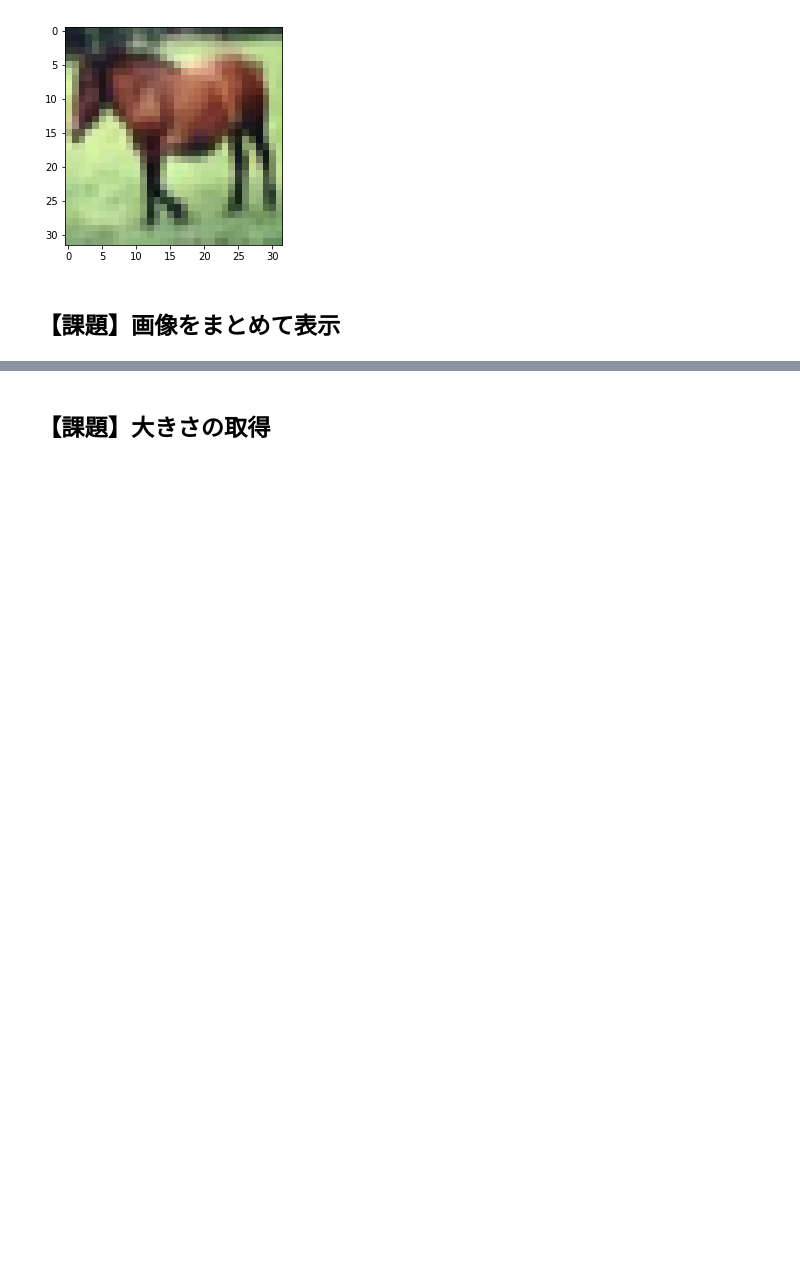
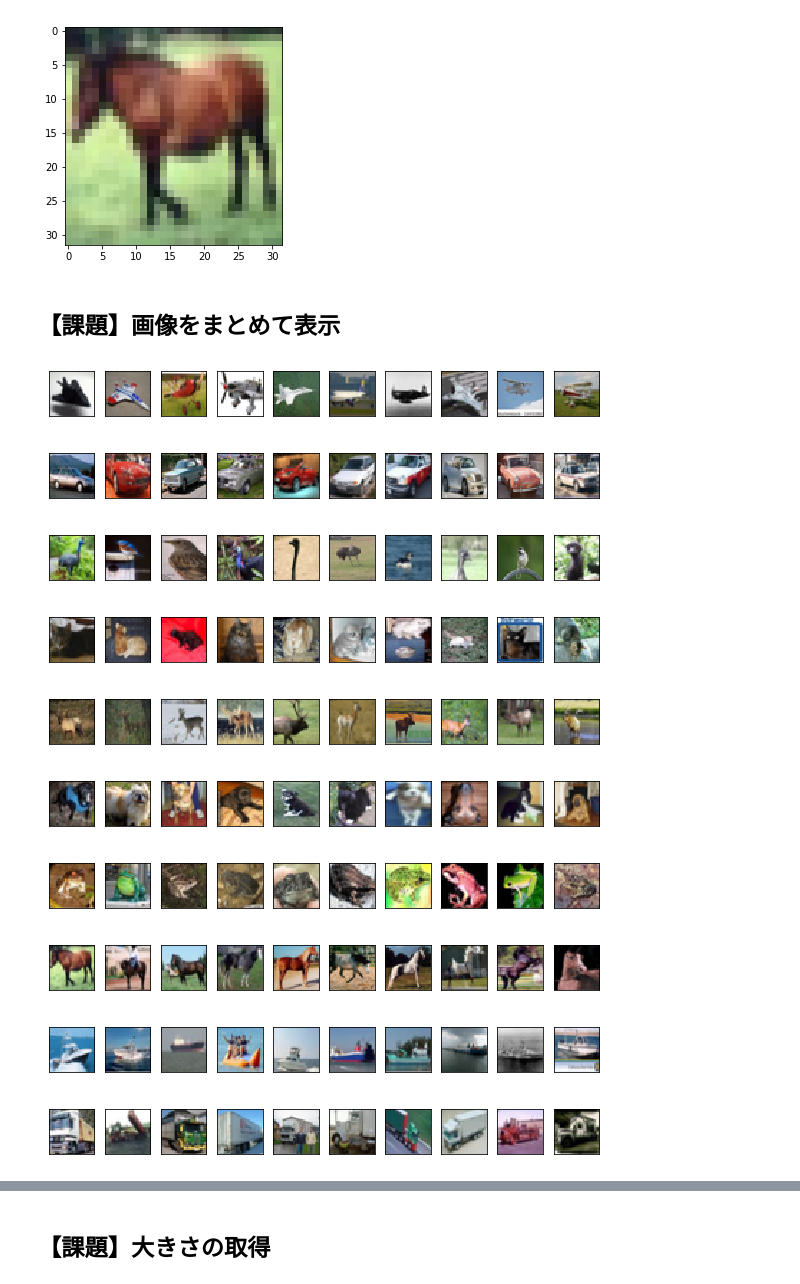
Before and after one commit to noritakeriu/exam, a Jupyter notebook: CNN大課題.ipynb, the cells around one changed output, grey strips where cells are left out. Cells and saved outputs as stored; diff of their text form; code cells hidden in the pictures; blank space fills up the shorter version.

```diff
--- a/CNN大課題.ipynb
+++ b/CNN大課題.ipynb
@@ -80,4 +77,75 @@ cifar10_labels = np.array([
     'horse',
     'ship',
     'truck'])
+# %%
+fig = plt.figure(figsize=(32,32))
+for i in range(10):
+    ax = fig.add_subplot(32, 32, i + 1, xticks=[], yticks=[])
+    tmp = np.where(y_train==0)[0][i]
+    ax.imshow(x_train[tmp].reshape(32,32,3))
+
+fig = plt.figure(figsize=(32,32))
+for i in range(10):
+    ax = fig.add_subplot(32, 32, i + 1, xticks=[], yticks=[])
+    tmp = np.where(y_train==1)[0][i]
+    ax.imshow(x_train[tmp].reshape(32,32,3))
+
+fig = plt.figure(figsize=(32,32))
+for i in range(10):
+    ax = fig.add_subplot(32, 32, i + 1, xticks=[], yticks=[])
+    tmp = np.where(y_train==2)[0][i]
+    ax.imshow(x_train[tmp].reshape(32,32,3))
+
+fig = plt.figure(figsize=(32,32))
+for i in range(10):
+    ax = fig.add_subplot(32, 32, i + 1, xticks=[], yticks=[])
+    tmp = np.where(y_train==3)[0][i]
+    ax.imshow(x_train[tmp].reshape(32,32,3))
+
+fig = plt.figure(figsize=(32,32))
+for i in range(10):
+    ax = fig.add_subplot(32, 32, i + 1, xticks=[], yticks=[])
+    tmp = np.where(y_train==4)[0][i]
+    ax.imshow(x_train[tmp].reshape(32,32,3))
+
+fig = plt.figure(figsize=(32,32))
+for i in range(10):
+    ax = fig.add_subplot(32, 32, i + 1, xticks=[], yticks=[])
+    tmp = np.where(y_train==5)[0][i]
+    ax.imshow(x_train[tmp].reshape(32,32,3))
+
+fig = plt.figure(figsize=(32,32))
+for i in range(10):
+    ax = fig.add_subplot(32, 32, i + 1, xticks=[], yticks=[])
+    tmp = np.where(y_train==6)[0][i]
+    ax.imshow(x_train[tmp].reshape(32,32,3))
+
+fig = plt.figure(figsize=(32,32))
+for i in range(10):
+    ax = fig.add_subplot(32, 32, i + 1, xticks=[], yticks=[])
+    tmp = np.where(y_train==7)[0][i]
+    ax.imshow(x_train[tmp].reshape(32,32,3))
+
+fig = plt.figure(figsize=(32,32))
+for i in range(10):
+    ax = fig.add_subplot(32, 32, i + 1, xticks=[], yticks=[])
+    tmp = np.where(y_train==8)[0][i]
+    ax.imshow(x_train[tmp].reshape(32,32,3))
+
+fig = plt.figure(figsize=(32,32))
+for i in range(10):
+    ax = fig.add_subplot(32, 32, i + 1, xticks=[], yticks=[])
+    tmp = np.where(y_train==9)[0][i]
+    ax.imshow(x_train[tmp].reshape(32,32,3))
+# %% [output]
+[figure, added]
+[figure, added]
+[figure, added]
+[figure, added]
+[figure, added]
+[figure, added]
+[figure, added]
+[figure, added]
+[figure, added]
+[figure, added]
 # %%
```
Also changed, not shown: parts of 4 cells of this notebook.
